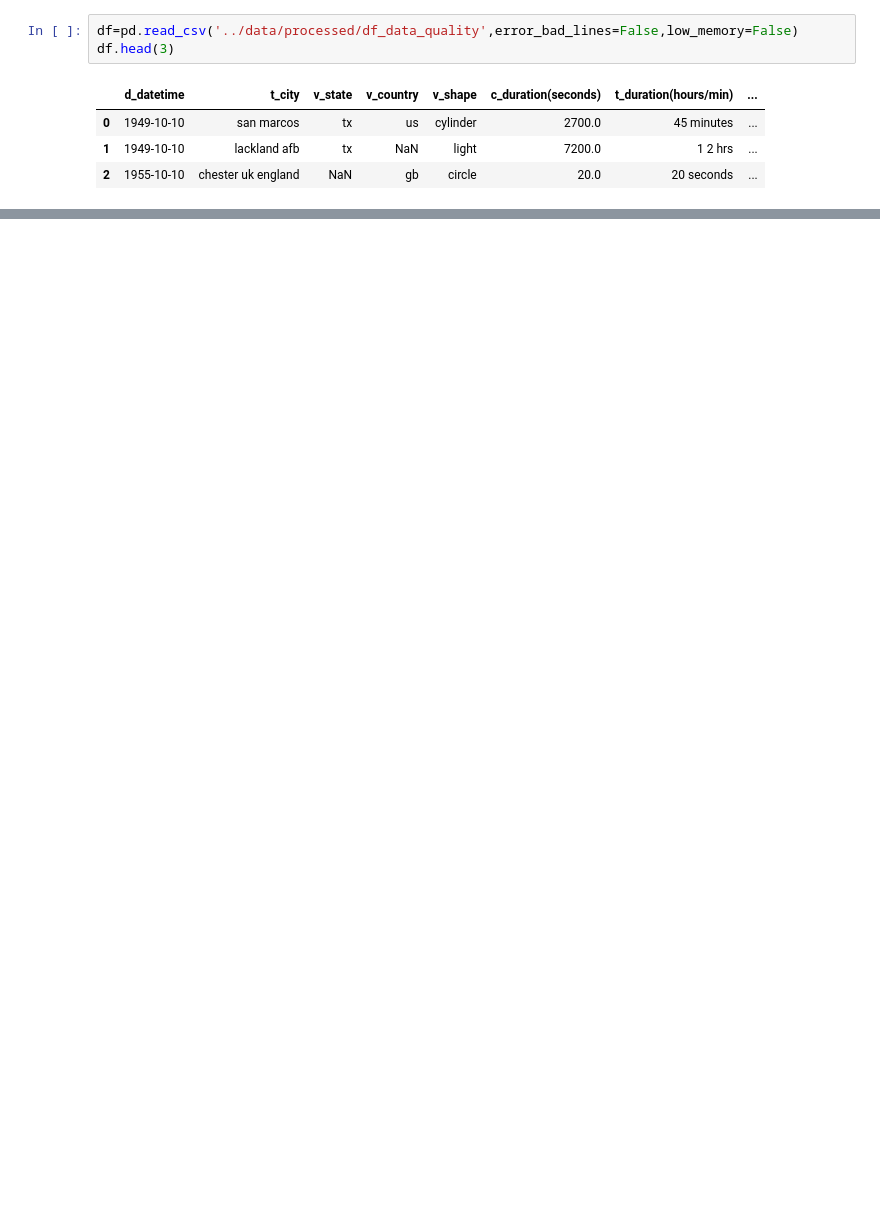
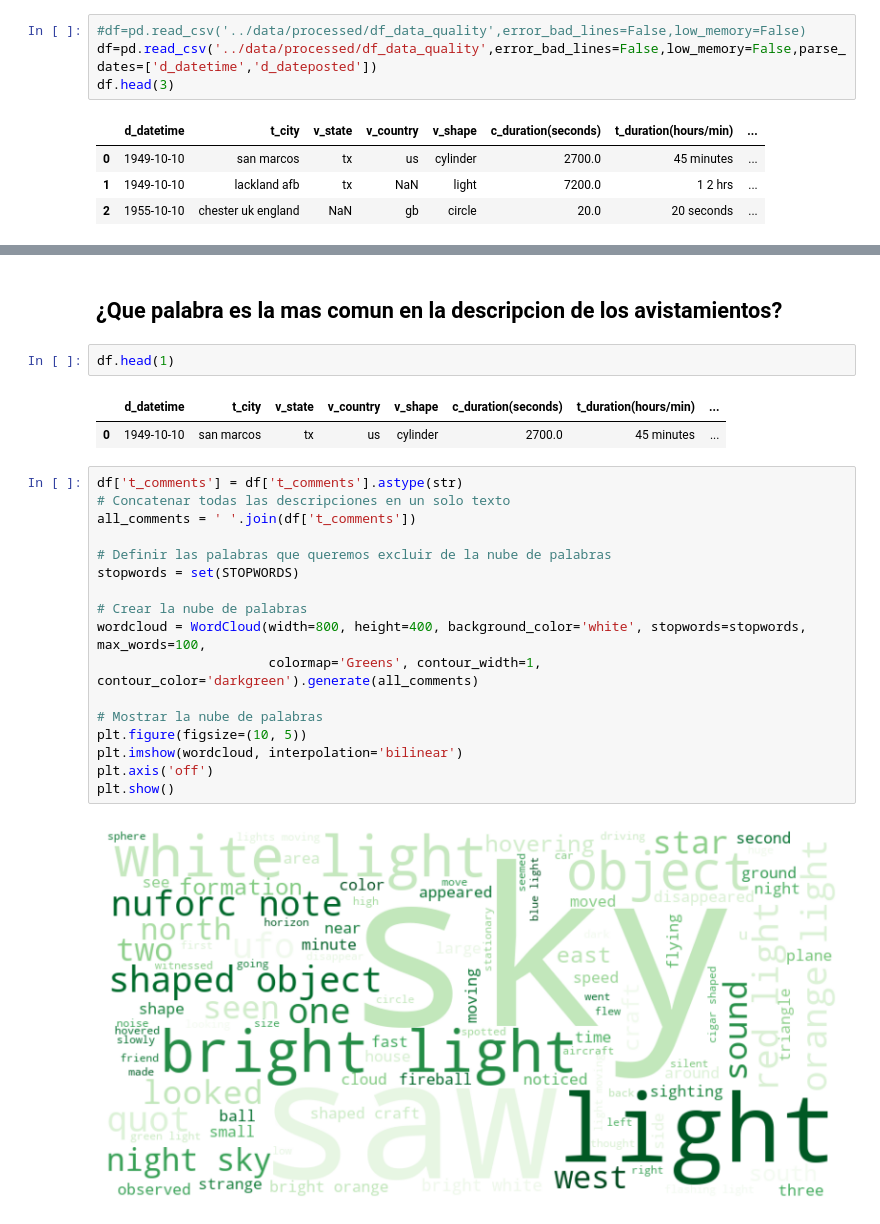
Before and after one commit to JuanCarlosHM98/ufo_project, a Jupyter notebook: src/eda.ipynb, the cells around one changed output, grey strips where cells are left out. Drawn from its saved outputs; the diff is of its cells as text; blank space fills up the shorter version.

```diff
--- a/src/eda.ipynb
+++ b/src/eda.ipynb
@@ -40,7 +41,8 @@ def clean_text(text, pattern="[^a-zA-Z0-9 ]"):
 # %% [markdown]
 ## Lectura de datos
 # %%
-df=pd.read_csv('../data/processed/df_data_quality',error_bad_lines=False,low_memory=False)
+#df=pd.read_csv('../data/processed/df_data_quality',error_bad_lines=False,low_memory=False)
+df=pd.read_csv('../data/processed/df_data_quality',error_bad_lines=False,low_memory=False,parse_dates=['d_datetime','d_dateposted'])
 df.head(3)
 # %% [output]
 |  | d_datetime | t_city | v_state | v_country | v_shape | c_duration(seconds) | t_duration(hours/min) | ... |
@@ -49,0 +145,26 @@ df.head(3)
+# %% [markdown]
+## ¿Que palabra es la mas comun en la descripcion de los avistamientos?
+# %%
+df.head(1)
+# %% [output]
+|  | d_datetime | t_city | v_state | v_country | v_shape | c_duration(seconds) | t_duration(hours/min) | ... |
+| 0 | 1949-10-10 | san marcos | tx | us | cylinder | 2700.0 | 45 minutes | ... |
+# %%
+df['t_comments'] = df['t_comments'].astype(str)
+# Concatenar todas las descripciones en un solo texto
+all_comments = ' '.join(df['t_comments'])
+
+# Definir las palabras que queremos excluir de la nube de palabras
+stopwords = set(STOPWORDS)
+
+# Crear la nube de palabras
+wordcloud = WordCloud(width=800, height=400, background_color='white', stopwords=stopwords, max_words=100,
+                      colormap='Greens', contour_width=1, contour_color='darkgreen').generate(all_comments)
+
+# Mostrar la nube de palabras
+plt.figure(figsize=(10, 5))
+plt.imshow(wordcloud, interpolation='bilinear')
+plt.axis('off')
+plt.show()
+# %% [output]
+[figure, added]
```
Also changed, not shown: parts of 20 cells of this notebook, 1 other file.
